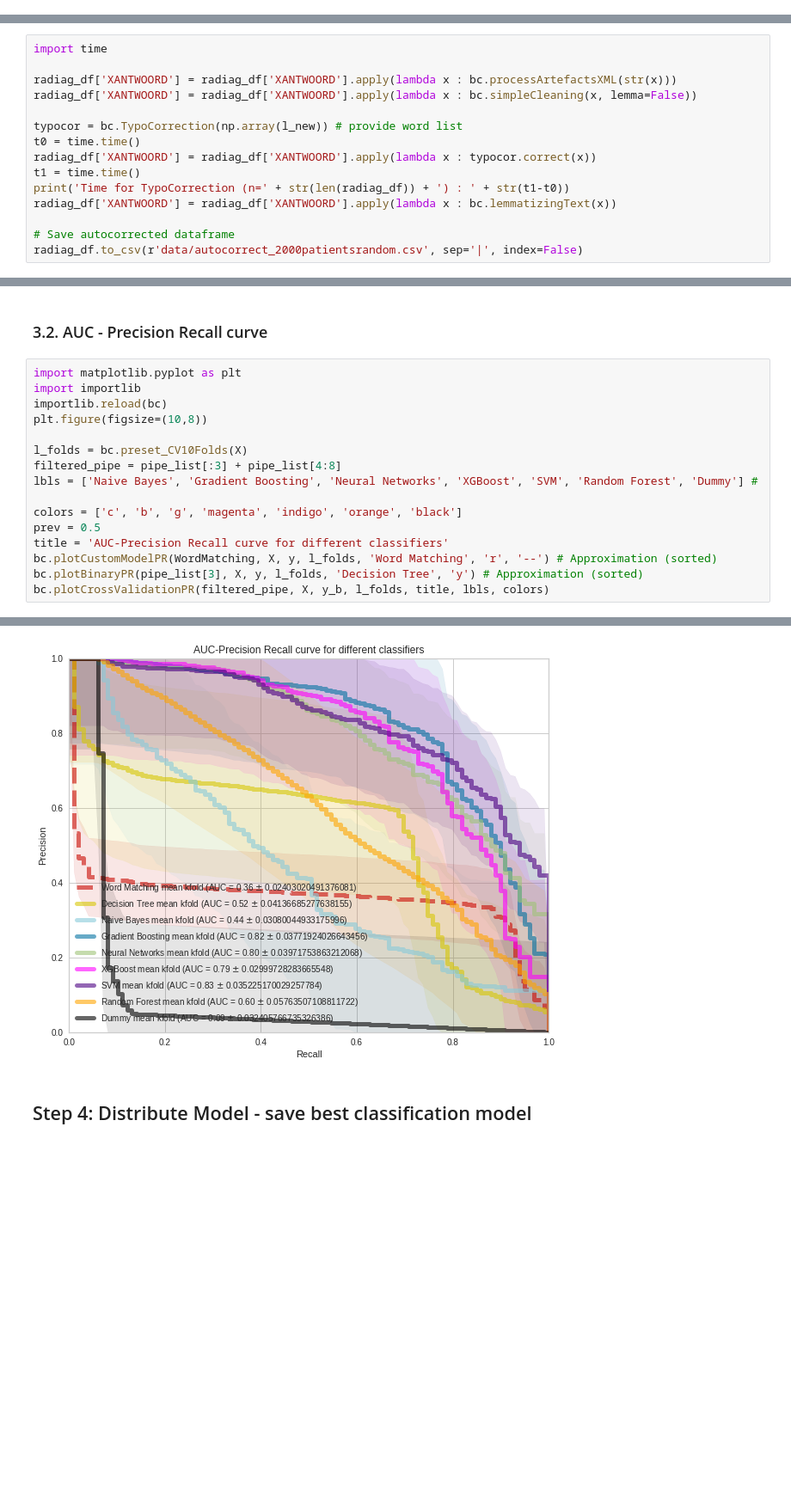
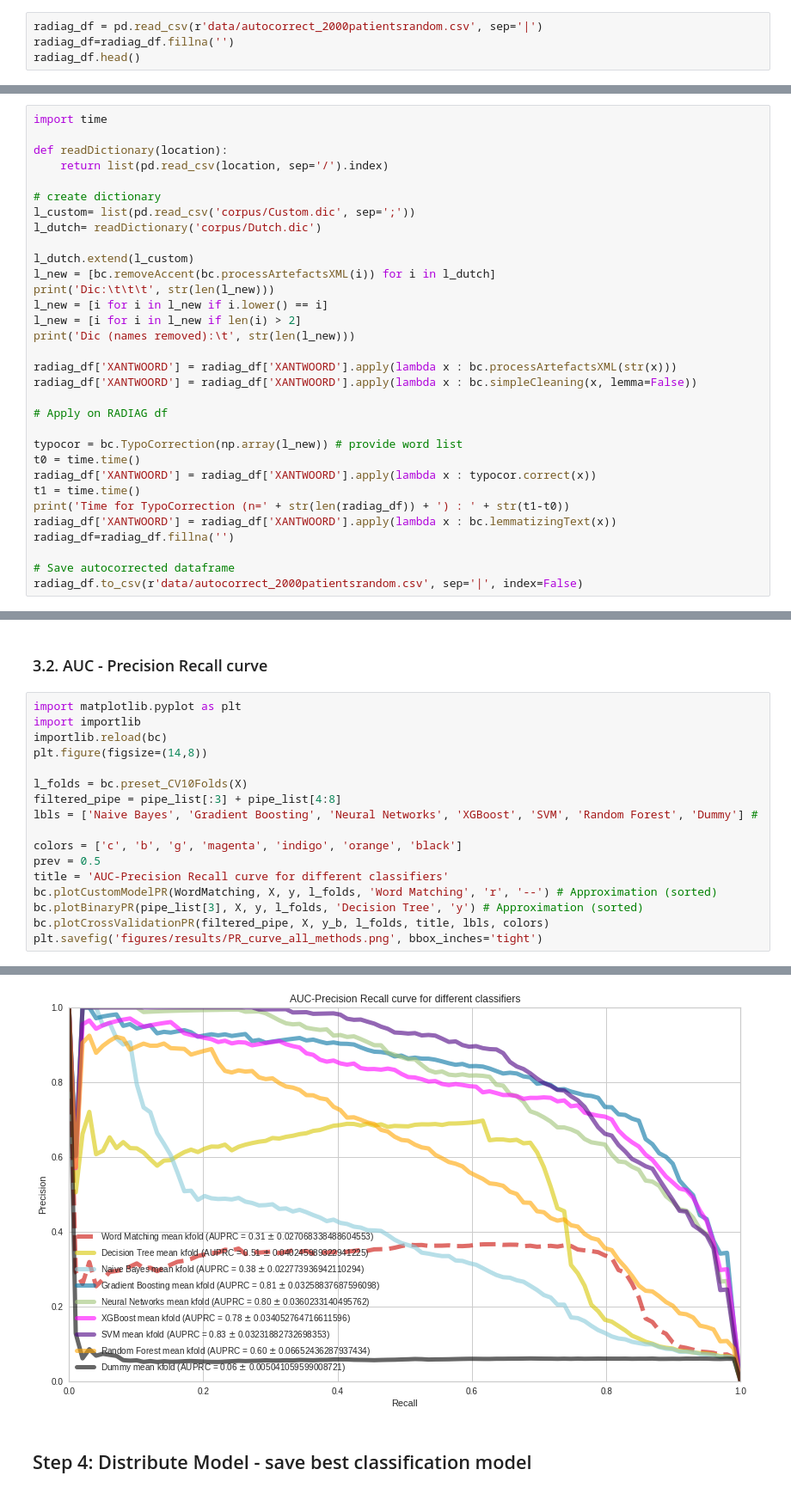
Before and after one commit to levrex/DiagnosisExtraction_ML, a Jupyter notebook: Notebook_Diagnosis_Extraction.ipynb, the cells around one changed output, grey strips where cells are left out. Shown at 86% size. Saved outputs shown, nothing was run; the diff lists cells and outputs as text; blank space fills up the shorter version.

```diff
--- a/Notebook_Diagnosis_Extraction.ipynb
+++ b/Notebook_Diagnosis_Extraction.ipynb
@@ -62,3 +62,7 @@ radiag_df.head()
 | 2 | 2013-12-12 00:00:00+00:00 | 2013-11-21 00:00:00+00:00 | 111376312 | 71845 | 2013-11-21 00:00:00+00:00 | 1 primaire handartrose ( beginnen... | n | n |
 | 3 | 2013-10-01 00:00:00+00:00 | 2013-09-16 00:00:00+00:00 | 111282651 | 78674 | 2013-09-16 00:00:00+00:00 | nu geen aanwijzingen onderliggend... | n | n |
 | 4 | 2011-09-02 00:00:00+00:00 | 2011-07-08 00:00:00+00:00 | 110314254 | 127561 | 2011-07-08 00:00:00+00:00 | pijnklachten pols bij artrose met... | n | NaN |
+# %%
+radiag_df = pd.read_csv(r'data/autocorrect_2000patientsrandom.csv', sep='|')
+radiag_df=radiag_df.fillna('')
+radiag_df.head()
@@ -65,8 +76,24 @@ radiag_df.head()
 # %%
 import time
 
+def readDictionary(location):
+    return list(pd.read_csv(location, sep='/').index)
+
+# create dictionary
+l_custom= list(pd.read_csv('corpus/Custom.dic', sep=';'))
+l_dutch= readDictionary('corpus/Dutch.dic')
+
+l_dutch.extend(l_custom)
+l_new = [bc.removeAccent(bc.processArtefactsXML(i)) for i in l_dutch]
+print('Dic:\t\t\t', str(len(l_new)))
+l_new = [i for i in l_new if i.lower() == i]
+l_new = [i for i in l_new if len(i) > 2]
+print('Dic (names removed):\t', str(len(l_new)))
+
 radiag_df['XANTWOORD'] = radiag_df['XANTWOORD'].apply(lambda x : bc.processArtefactsXML(str(x)))
 radiag_df['XANTWOORD'] = radiag_df['XANTWOORD'].apply(lambda x : bc.simpleCleaning(x, lemma=False))
+
+# Apply on RADIAG df
 
 typocor = bc.TypoCorrection(np.array(l_new)) # provide word list
 t0 = time.time()
@@ -74,6 +101,7 @@ radiag_df['XANTWOORD'] = radiag_df['XANTWOORD'].apply(lambda x : typocor.correct
 t1 = time.time()
 print('Time for TypoCorrection (n=' + str(len(radiag_df)) + ') : ' + str(t1-t0))
 radiag_df['XANTWOORD'] = radiag_df['XANTWOORD'].apply(lambda x : bc.lemmatizingText(x))
+radiag_df=radiag_df.fillna('')
 
 # Save autocorrected dataframe
 radiag_df.to_csv(r'data/autocorrect_2000patientsrandom.csv', sep='|', index=False)
@@ -260,7 +291,7 @@ Decision Tree   (p = 6.573472078117586e-06 )
 import matplotlib.pyplot as plt
 import importlib
 importlib.reload(bc)
-plt.figure(figsize=(10,8))
+plt.figure(figsize=(14,8))
 
 l_folds = bc.preset_CV10Folds(X)
 filtered_pipe = pipe_list[:3] + pipe_list[4:8]
@@ -272,4 +303,5 @@ title = 'AUC-Precision Recall curve for different classifiers'
 bc.plotCustomModelPR(WordMatching, X, y, l_folds, 'Word Matching', 'r', '--') # Approximation (sorted)
 bc.plotBinaryPR(pipe_list[3], X, y, l_folds, 'Decision Tree', 'y') # Approximation (sorted)
 bc.plotCrossValidationPR(filtered_pipe, X, y_b, l_folds, title, lbls, colors)
+plt.savefig('figures/results/PR_curve_all_methods.png', bbox_inches='tight')
 # %% [output]
@@ -286,4 +317,4 @@ Dummy 0.09340266170527517 (std : +/-0.032405766735326386 )
-[figure, old version]
+[figure, new version]
 # %% [markdown]
 ## Step 4: Distribute Model - save best classification model
 # %%
```
Also changed, not shown: parts of 9 cells of this notebook, 14 other files.
